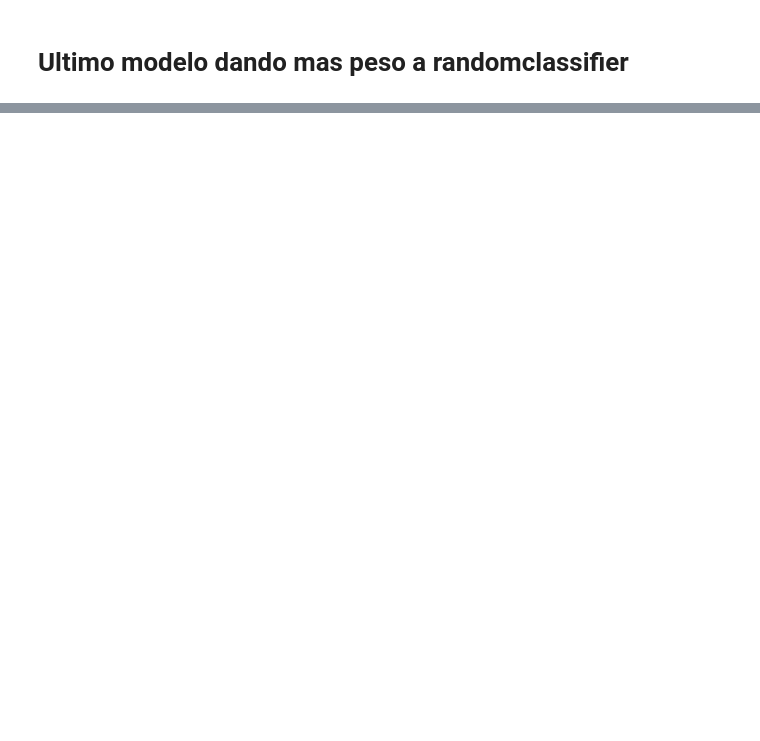
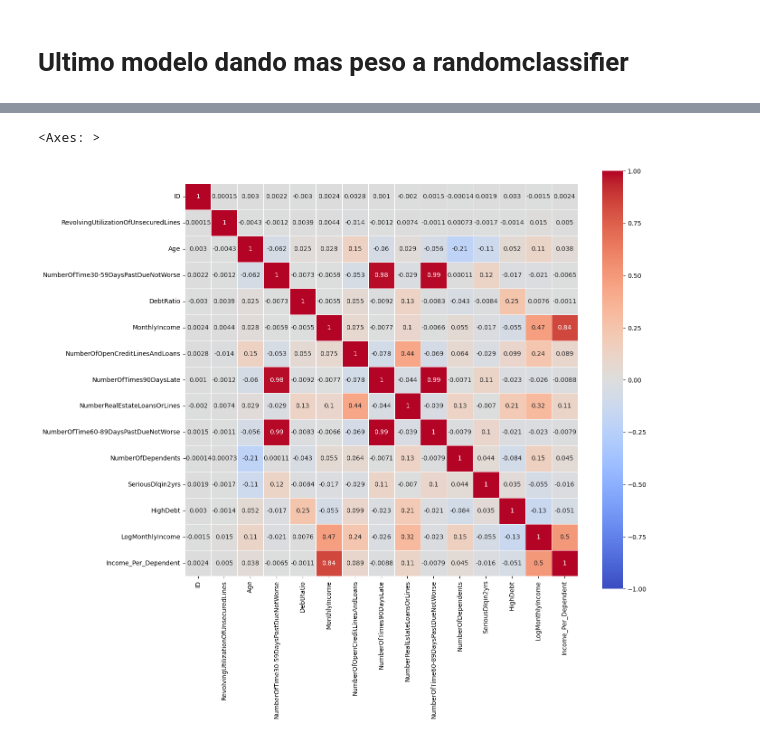
Before and after one commit to JavierRodriguezFontiveros/kgl_competitions, a Jupyter notebook: ¡EnseñameLaPasta!/Notebook.ipynb, the cells around one changed output, grey strips where cells are left out. Drawn from its saved outputs; the diff is of its cells as text; code cells hidden in the pictures; blank space fills up the shorter version.

```diff
--- a/¡EnseñameLaPasta!/Notebook.ipynb
+++ b/¡EnseñameLaPasta!/Notebook.ipynb
@@ -770,0 +808,14 @@ AUC en conjunto de validación (Ensemble): 0.8602
+# %%
+data['LogMonthlyIncome'] = np.log1p(data['MonthlyIncome'])
+data_test['LogMonthlyIncome'] = np.log1p(data_test['MonthlyIncome'])
+# %%
+plt.figure(figsize=(14, 12))
+sns.heatmap(data.corr(),
+            annot=True,
+            cmap="coolwarm",
+            vmin=-1, vmax=1,
+            square=True,
+            linewidths=0.5)
+# %% [output]
+<Axes: >
+[figure, added]
```
Also changed, not shown: parts of 50 cells of this notebook, 3 other files.
